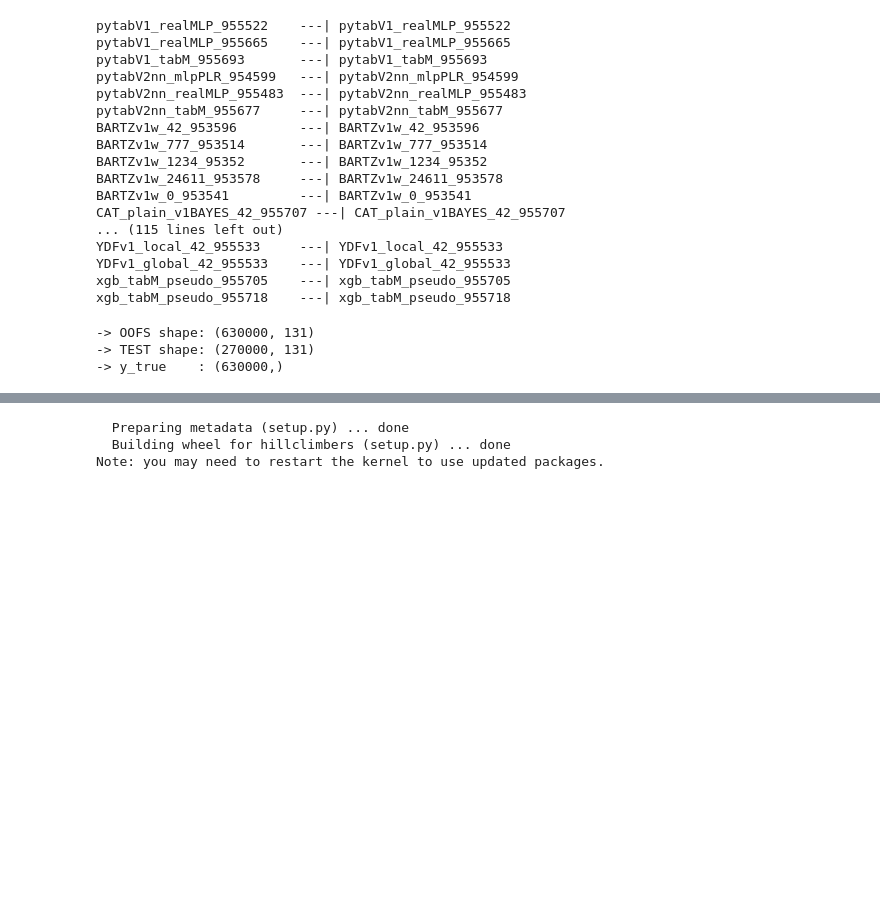
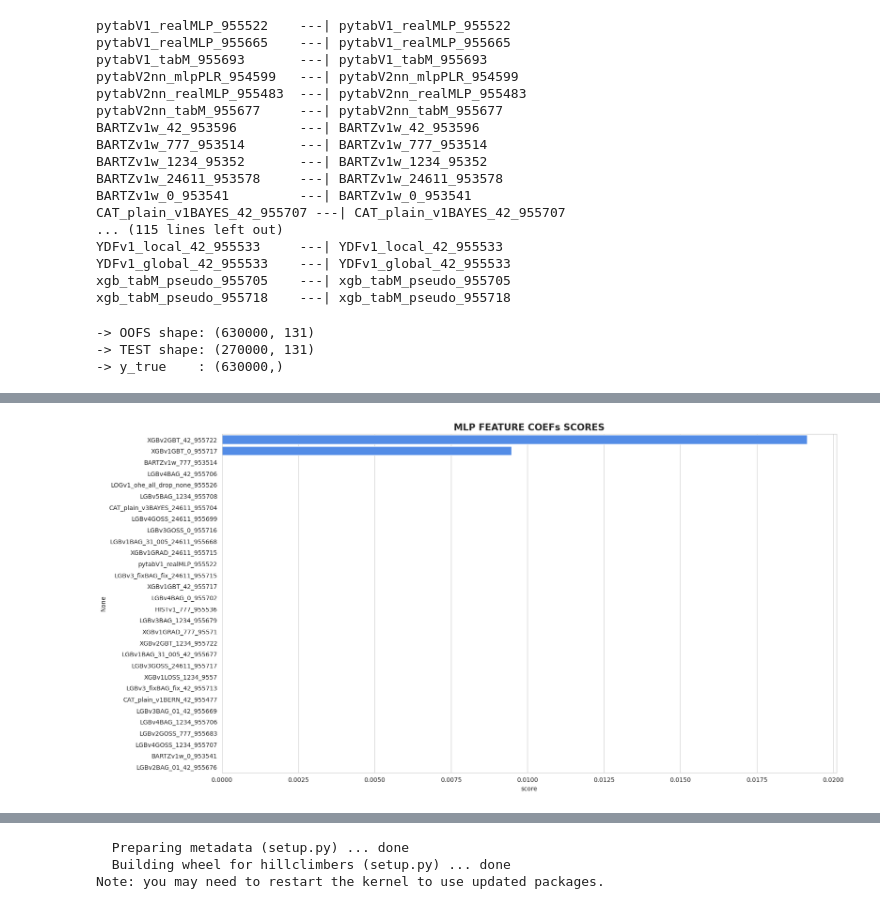
Before and after one commit to coded-sly/ps6e2-Heart-Disease, a Jupyter notebook: ps6e2-ensemble-heart-disease.ipynb, the cells around one changed output, grey strips where cells are left out. Cells and saved outputs as stored; diff of their text form; code cells hidden in the pictures; blank space fills up the shorter version.

```diff
--- a/ps6e2-ensemble-heart-disease.ipynb
+++ b/ps6e2-ensemble-heart-disease.ipynb
@@ -355,0 +438,15 @@ def train_meta(oof_df, pred_df, features, y_true, clf='ridge', kf_splits=5, n_cv
+# %%
+%%time
+## -- TRAIN MLP ON FULL DATA --
+mlp_clf = MLPRegressor(max_iter=1000, tol=1e-5, random_state=SEED)
+mlp_clf.fit(oof_df, y_true)
+
+___ = np.round(roc_auc_score(y_true, mlp_clf.predict(oof_df)), 6)
+
+## -- MAKE SUBMISSION --
+n = f"submit_mlp_stackFULL_{str(___).split('.')[1]}.csv"
+submit[TARGET] = mlp_clf.predict(pred_df)
+submit.to_csv(n, index=False)
+
+print('MLP Submission File Exported -> ', n)
+submit.head()
@@ -355,0 +463,15 @@ def train_meta(oof_df, pred_df, features, y_true, clf='ridge', kf_splits=5, n_cv
+# %%
+## -- PLOT FEATURE MSE --
+mlp_table = pd.DataFrame\
+              .from_dict(dict(zip(oof_df.columns, mlp_clf.coefs_[0][0])), orient='index')\
+              .rename(columns={0: 'score'}).sort_values('score', ascending=False)
+
+plt.figure(figsize=(18, 10))
+sns.barplot(mlp_table[:30], x='score', y=mlp_table[:30].index)
+plt.title('MLP FEATURE COEFs SCORES', fontdict={'size': 15, 'weight': 'semibold'})
+
+# plt.tight_layout()
+plt.savefig('mlp_oof_coef')
+plt.show()
+# %% [output]
+[figure, added]
```
Also changed, not shown: parts of 44 cells of this notebook.
